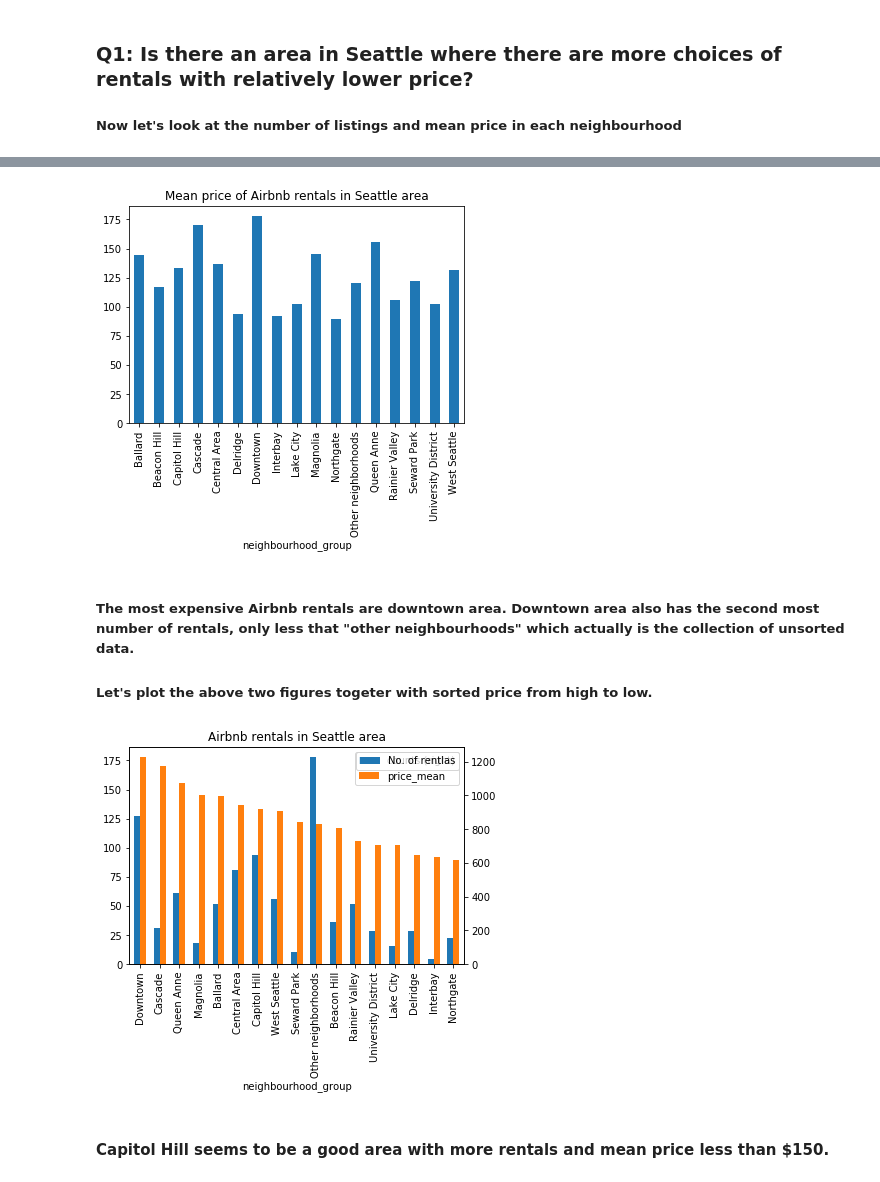
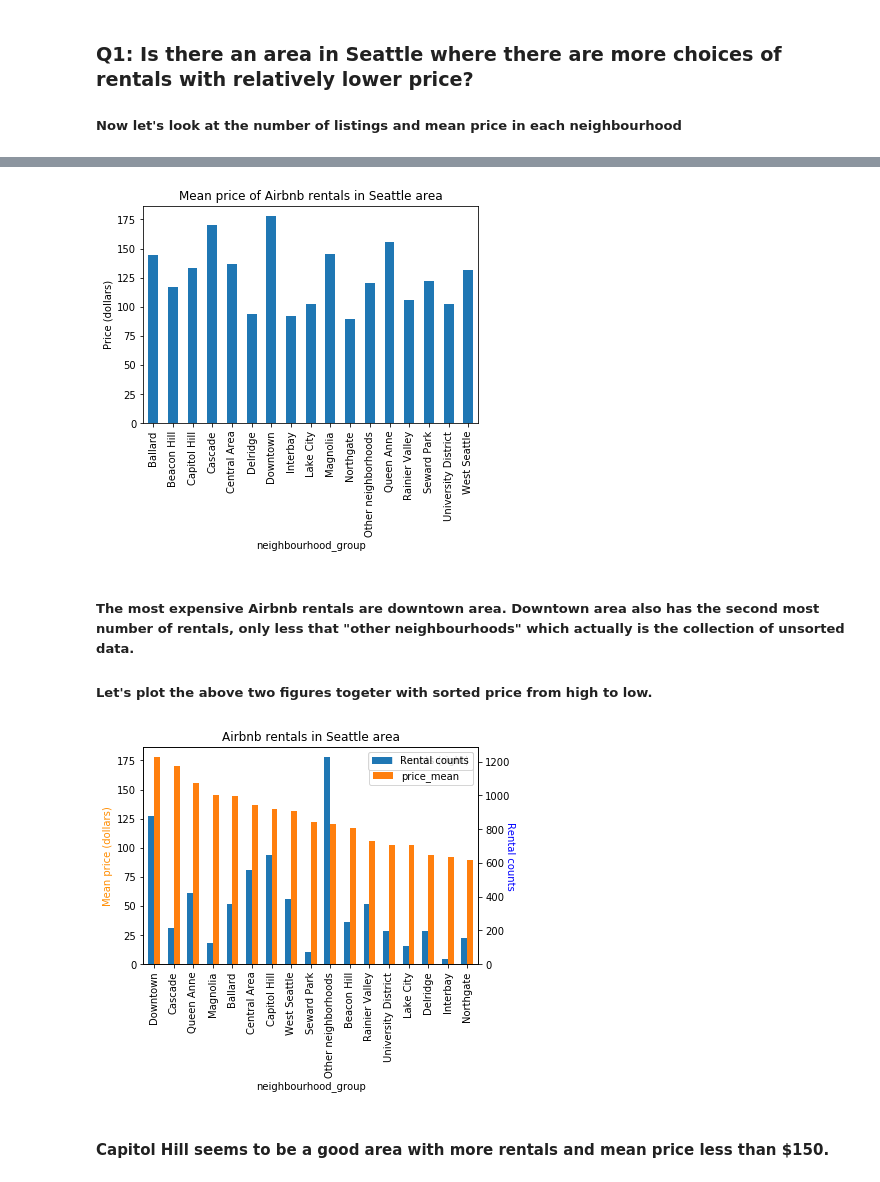
Before and after one commit to texcindy99/Find_My_Favorite_Airbnb_Rental_in_Seattle, a Jupyter notebook: Seattle_Airbnb_Investigation.ipynb, the cells around one changed output, grey strips where cells are left out. Saved outputs shown, nothing was run; the diff lists cells and outputs as text; code cells hidden in the pictures.

Commit message:
update some figure labels

```diff
--- a/Seattle_Airbnb_Investigation.ipynb
+++ b/Seattle_Airbnb_Investigation.ipynb
@@ -176,22 +179,25 @@ plt.title("Number of Airbnb rentals in Seattle area");
 price_mean = list[['price','neighbourhood_group']].groupby('neighbourhood_group').mean()
 price_mean['price'].plot(kind="bar");
 plt.title("Mean price of Airbnb rentals in Seattle area");
+plt.ylabel("Price (dollars)");
 # %% [output]
-[figure, old version]
+[figure, new version]
 # %% [markdown]
 ##### The most expensive Airbnb rentals are downtown area. Downtown area also has the second most number of rentals, only less that "other neighbourhoods" which actually is the collection of unsorted data.
 ##### Let's plot the above two figures togeter with sorted price from high to low.
 # %%
 # Sort data by number of lisitng in each area and plot together with mean_price
 df_area=num_list
 df_area['price_mean']=price_mean['price']
 df_area.rename(columns={"id": "counts"},inplace=True)
 df_area.sort_values(by='price_mean',ascending=False,inplace=True)
-df_area[['counts','price_mean']].plot(kind="bar",secondary_y= 'counts',width=0.6);
+ax=df_area[['counts','price_mean']].plot(kind="bar",secondary_y= 'counts',width=0.6);
 plt.title("Airbnb rentals in Seattle area");
-plt.legend(['No. of rentlas','mean price']);
+plt.legend(['Rental counts','mean price']);
+ax.set_ylabel('Mean price (dollars)',color='Darkorange');
+ax.right_ax.set_ylabel('Rental counts',color='blue',rotation=270);
 # %% [output]
-[figure, old version]
+[figure, new version]
 # %% [markdown]
 #### Capitol Hill seems to be a good area with more rentals and mean price less than $150.
 # %% [markdown]
```
Also changed, not shown: parts of 7 cells of this notebook.
